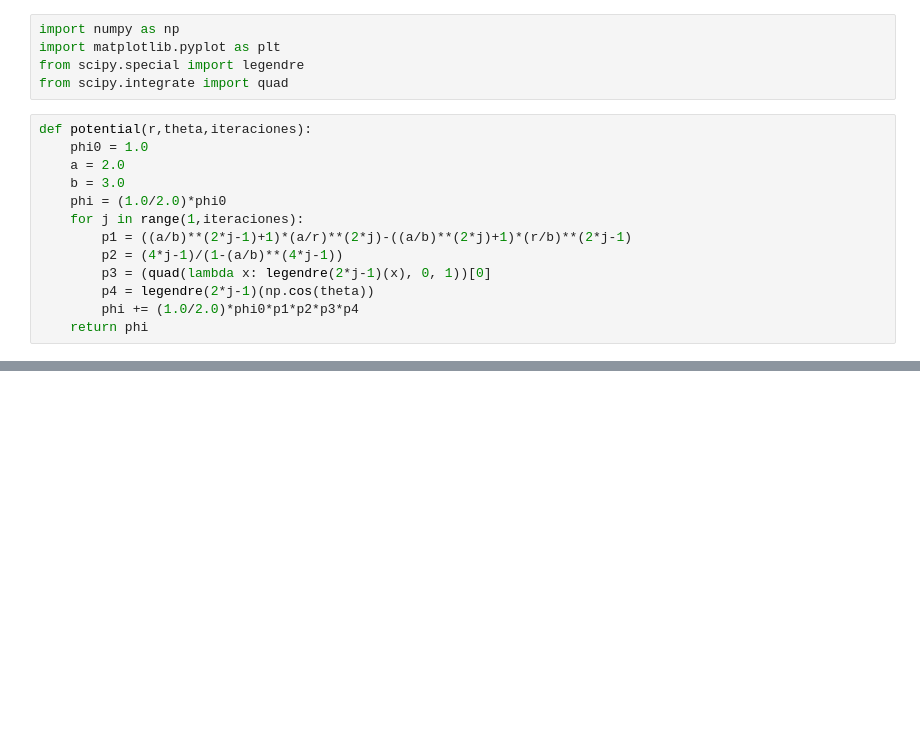
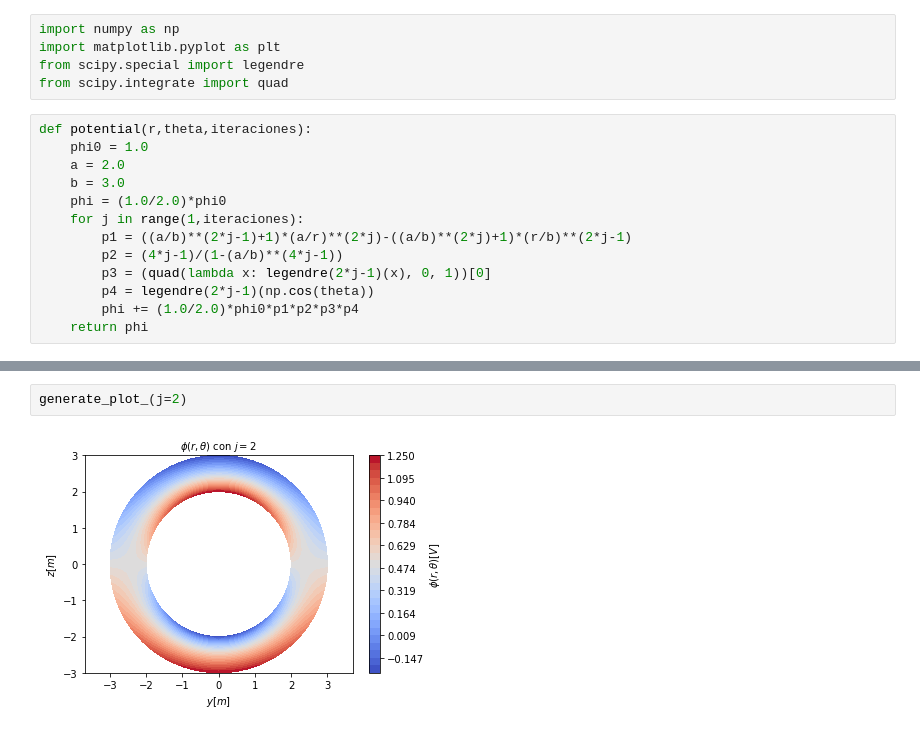
Before and after one commit to GamuceroJP/Concentric_Spherical_Shells, a Jupyter notebook: ProblemaEsferasConcéntricas.ipynb, the cells around one changed output, grey strips where cells are left out. Saved outputs shown, nothing was run; the diff lists cells and outputs as text; blank space fills up the shorter version.

```diff
--- a/ProblemaEsferasConcéntricas.ipynb
+++ b/ProblemaEsferasConcéntricas.ipynb
@@ -173,0 +65,4 @@ plt.show();
+# %%
+generate_plot_(j=2)
+# %% [output]
+[figure, added]
```
Also changed, not shown: parts of 8 cells of this notebook.
